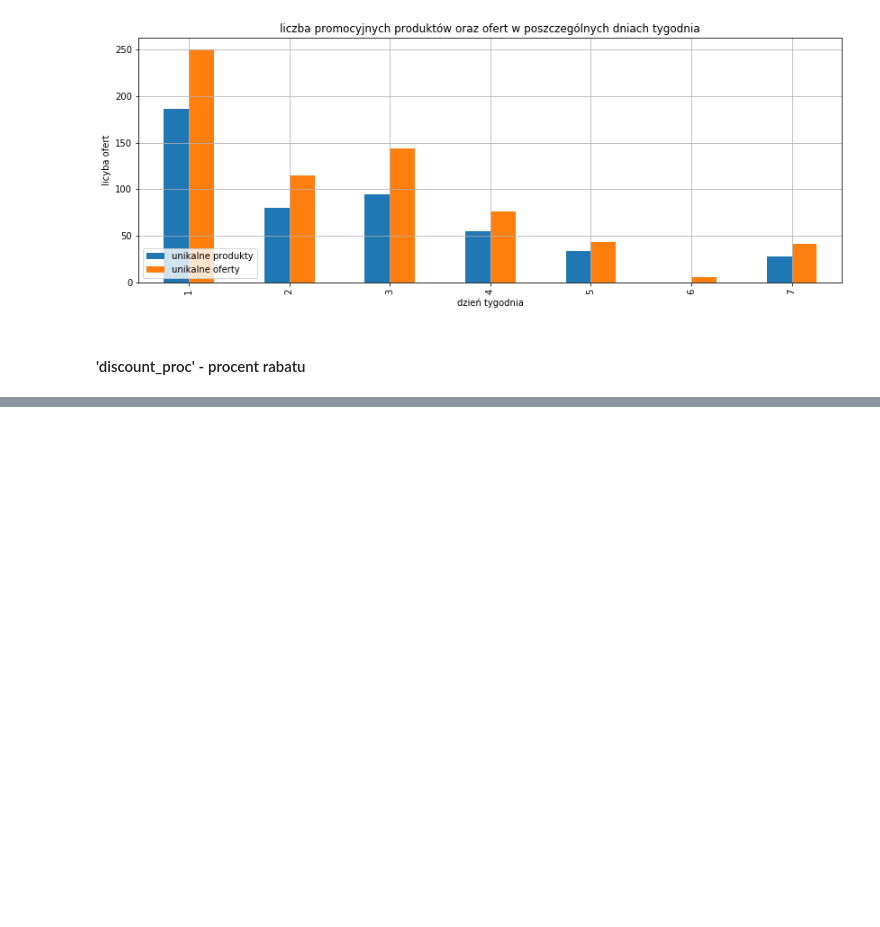
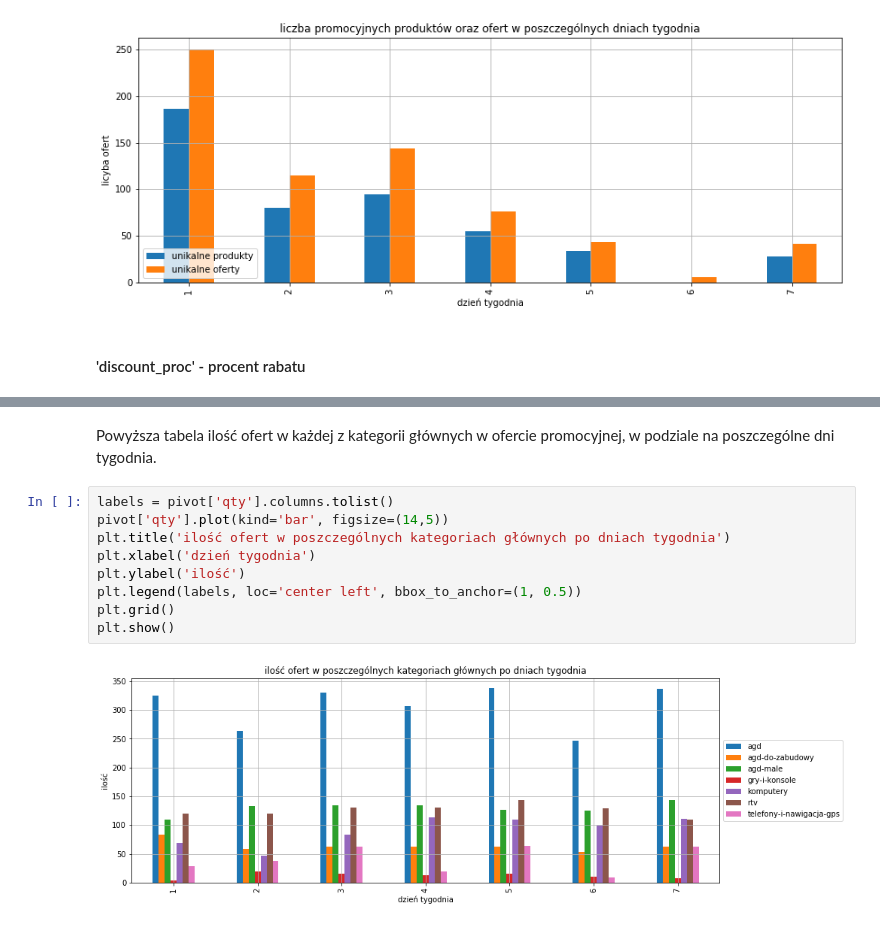
Before and after one commit to grzegorzpokorski/nocna-promocja-euro.com.pl, a Jupyter notebook: data_analysis.ipynb, the cells around one changed output, grey strips where cells are left out. Drawn from its saved outputs; the diff is of its cells as text; blank space fills up the shorter version.

```diff
--- a/data_analysis.ipynb
+++ b/data_analysis.ipynb
@@ -457,0 +471,13 @@ plt.show()
+# %% [markdown]
+<p>Powyższa tabela ilość ofert w każdej z kategorii głównych w ofercie promocyjnej, w podziale na  poszczególne dni tygodnia.</p>
+# %%
+labels = pivot['qty'].columns.tolist()
+pivot['qty'].plot(kind='bar', figsize=(14,5))
+plt.title('ilość ofert w poszczególnych kategoriach głównych po dniach tygodnia')
+plt.xlabel('dzień tygodnia')
+plt.ylabel('ilość')
+plt.legend(labels, loc='center left', bbox_to_anchor=(1, 0.5))
+plt.grid()
+plt.show()
+# %% [output]
+[figure, added]
```
Also changed, not shown: parts of 47 cells of this notebook.
